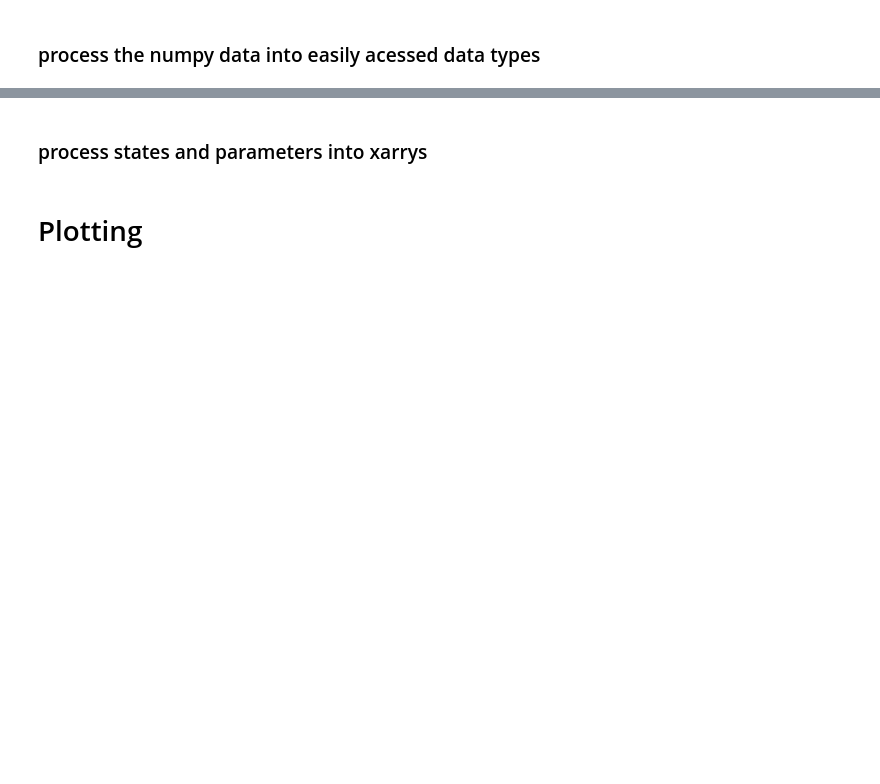
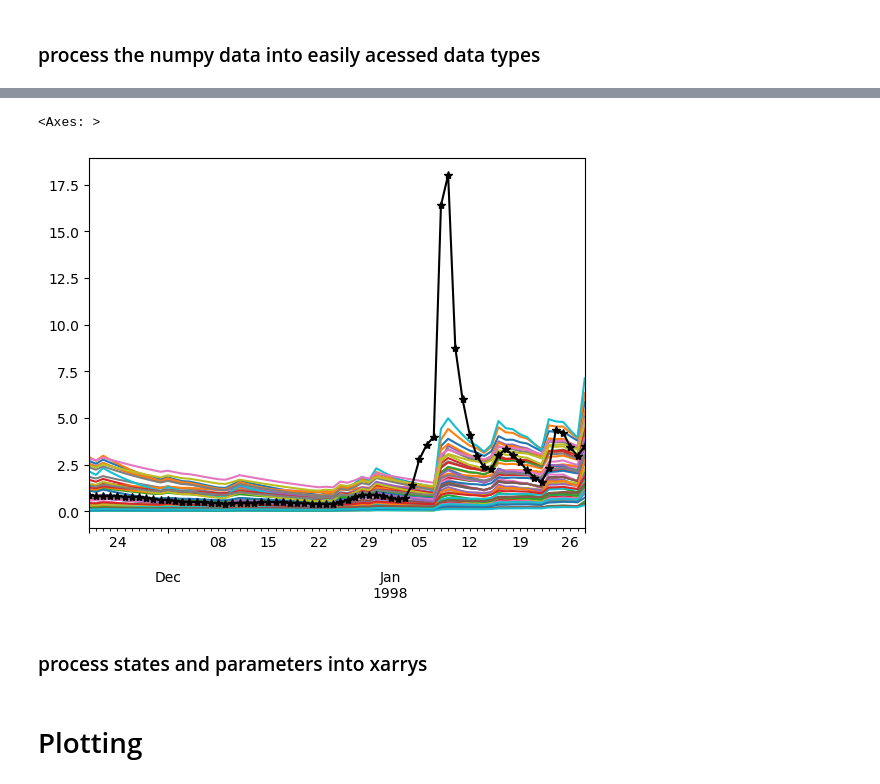
Before and after one commit to Daafip/Msc-Thesis-Notebooks, a Jupyter notebook: 5. Run EnKF Camels HBV.ipynb, the cells around one changed output, grey strips where cells are left out. Cells and saved outputs as stored; diff of their text form; code cells hidden in the pictures; blank space fills up the shorter version.

```diff
--- a/5. Run EnKF Camels HBV.ipynb
+++ b/5. Run EnKF Camels HBV.ipynb
@@ -53,7 +53,7 @@ stor_names = ["Si", "Su", "Sf", "Ss"]
 par_0 = (p_min_initial + p_max_initial)/2
 # %%
 experiment_start_date = "1997-10-01T00:00:00Z"
-experiment_end_date = "1999-12-01T00:00:00Z"
+experiment_end_date = "1998-10-01T00:00:00Z"
 HRU_id = 1620500
 alpha = 1.26
 # %%
@@ -101,7 +101,6 @@ def setup_EnFK(n_particles, p_max_initial, p_min_initial, alpha, s_0):
         config_file, _ = ensembleMember.setup(
                                               parameters=','.join([str(p) for p in p_initial[index]]),
                                               initial_storage=','.join([str(s) for s in s_initial[index]]),
-                                              alpha=alpha
                                              )
         ensembleMember.initialize(config_file)
 
@@ -126,7 +125,7 @@ def calc_NSE(Qo, Qm):
     ErrDo = np.sum((Qo - QoAv)**2)
     return 1 - (ErrUp / ErrDo)
 # %%
-n_particles = 100 # 50 seems max for current setup :P
+n_particles = 50 # 50 seems max for current setup :P
 # %% [markdown]
 ######
 #### if fails, run in cmd:
@@ -292,7 +305,10 @@ plt.plot(df_ensemble);
 # %%
-df_first_n = df_ensemble.iloc[50:80]
+df_first_n = df_ensemble.iloc[50:120]
 ax=df_first_n.plot(legend=False, zorder=-1)
 df_Q.loc[df_first_n.index,'Q'].plot(ax=ax,marker="*",color="k")
+# %% [output]
+<Axes: >
+[figure, added]
 # %% [markdown]
 ### process states and parameters into xarrys
 # %%
```
Also changed, not shown: parts of 15 cells of this notebook, 2 other files.
